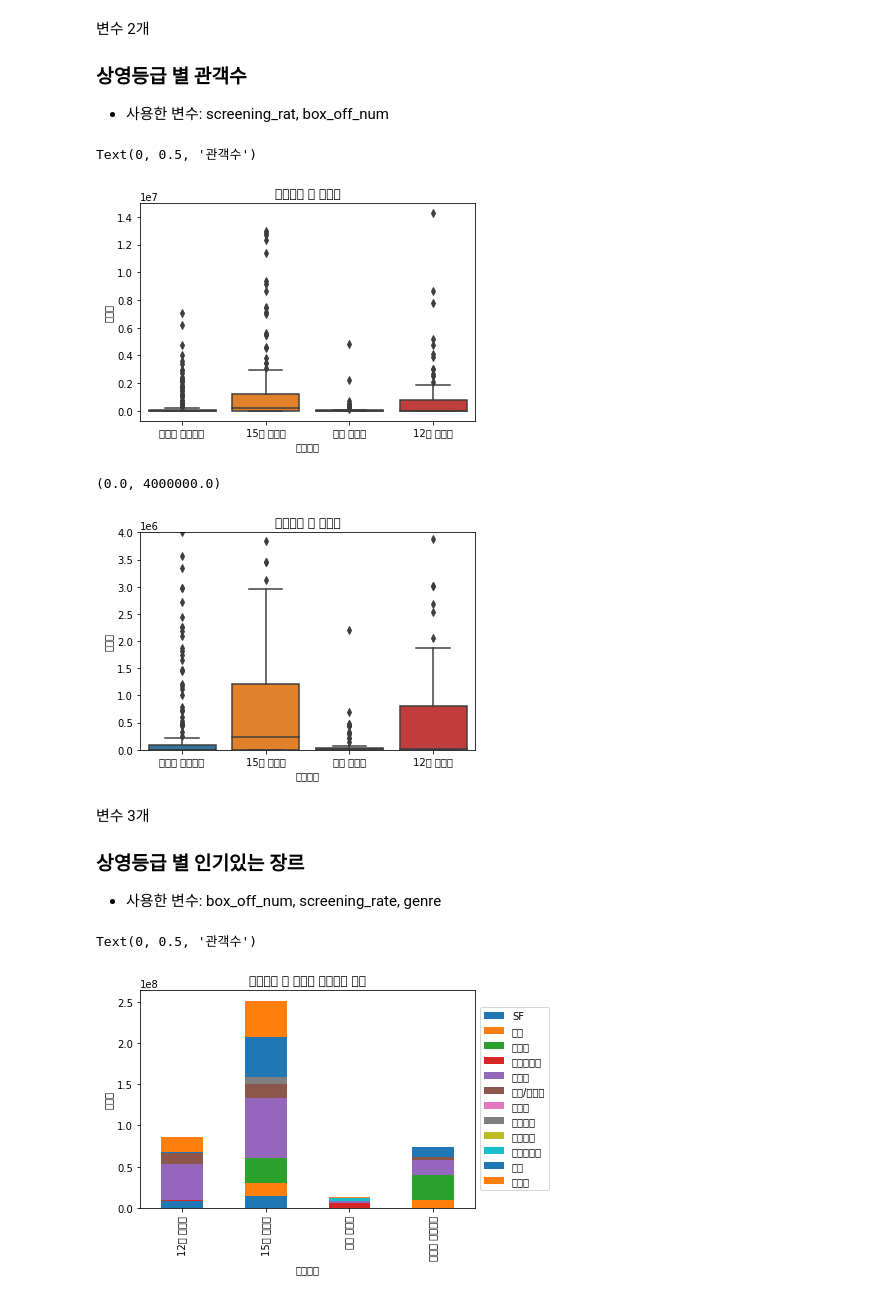
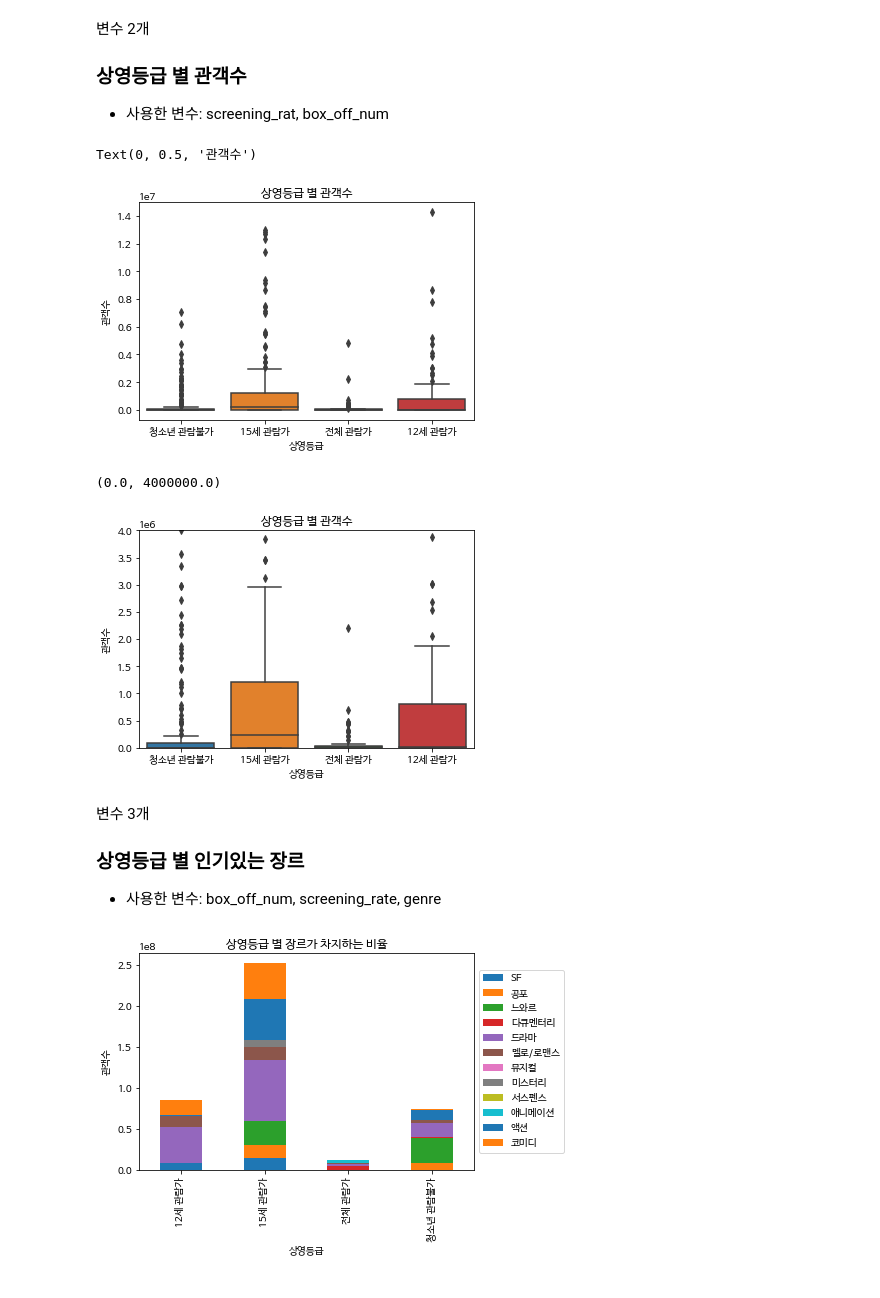
Before and after one commit to JJJJeon/ESAA, a Jupyter notebook: Untitled12.ipynb, the cells around one changed output. Drawn from its saved outputs; the diff is of its cells as text; code cells hidden in the pictures.

```diff
--- a/Untitled12.ipynb
+++ b/Untitled12.ipynb
@@ -3,3 +25,7 @@
+# %%
+import matplotlib.pyplot as plt
+
+plt.rc('font', family='NanumBarunGothic')
 # %%
 import seaborn as sns
 import matplotlib.pyplot as plt
@@ -55,7 +81,7 @@ plt.ylabel('관객수')
 #전체 관람가와 청소년 관람불가보다 15세, 12세의 관측치 크기가 더 크다.
 # %% [output]
 Text(0, 0.5, '관객수')
-[figure, old version]
+[figure, new version]
 # %%
 ax=plt.subplots()
 ax=sns.boxplot(x='screening_rat',y='box_off_num',data=movies)
@@ -65,7 +91,7 @@ plt.ylabel('관객수')
 plt.ylim(0,4000000) #ylim 조정해서 작은 값들의 그래프가 더 잘 보이게
 # %% [output]
 (0.0, 4000000.0)
-[figure, old version]
+[figure, new version]
 # %% [markdown]
 변수 3개
 ### 상영등급 별 인기있는 장르
@@ -73,13 +99,16 @@ plt.ylim(0,4000000) #ylim 조정해서 작은 값들의 그래프가 더 잘 보
 # %%
 a=movies.groupby(['screening_rat','genre']).sum()
 a=pd.DataFrame(a.reset_index())
 a = a.pivot(index='screening_rat', columns='genre', values='box_off_num')
 a.plot.bar(stacked=True)
 plt.legend(loc='center left', bbox_to_anchor=(1, 0.5))
 plt.title('상영등급 별 장르가 차지하는 비율')
 plt.xlabel('상영등급')
 plt.ylabel('관객수')
+color_m = sns.color_palette('hls', len(movies['screening_rat'].unique()))
+order_g = movies['genre'].unique()
+color_g= sns.color_palette('hls', len(order_g))
+
 #전체관람가에서는 빨간색이 가장 많고, 12세 관람가, 15세 관람가에서는 보라색이 제일 많고, 청소년 관람불가에서는 초록색이 가장 많다.
 # %% [output]
-Text(0, 0.5, '관객수')
-[figure, old version]
+[figure, new version]
```
Also changed, not shown: parts of 2 cells of this notebook.
